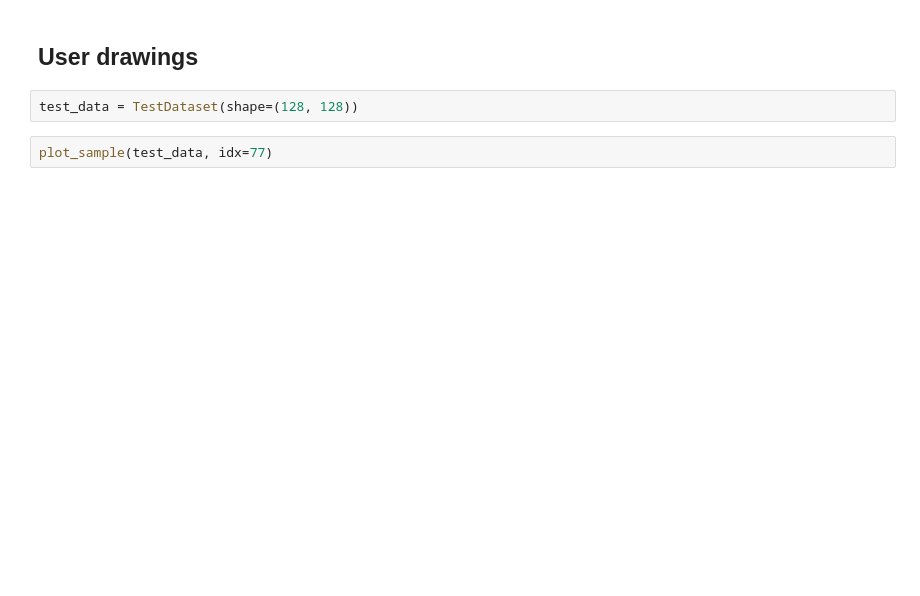
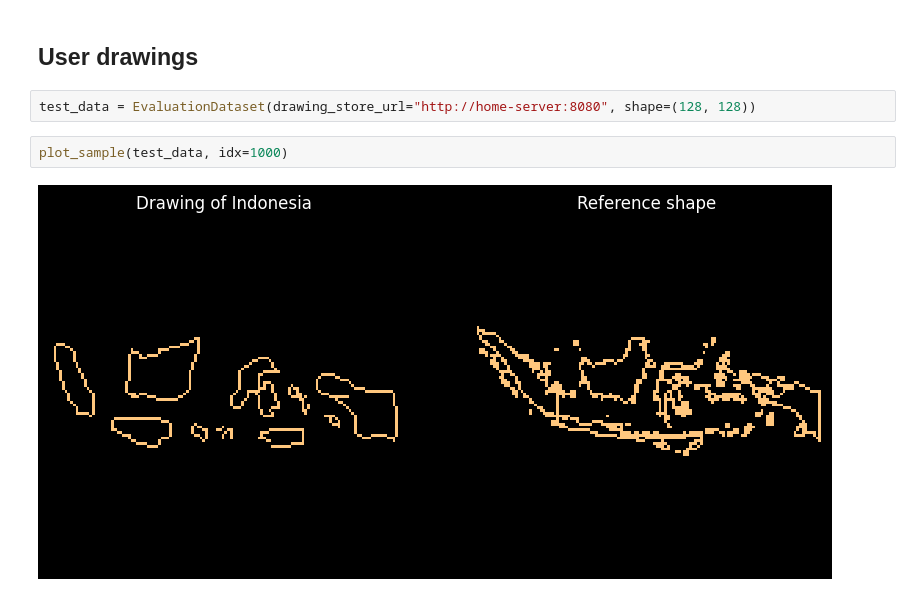
Before and after one commit to JortdeJong13/country-guess, a Jupyter notebook: Manipulate data.ipynb, the cells around one changed output. Drawn from its saved outputs; the diff is of its cells as text; blank space fills up the shorter version.

```diff
--- a/Manipulate data.ipynb
+++ b/Manipulate data.ipynb
@@ -257,6 +260,8 @@ plot_ref_sample(ref_data)
 # %% [markdown]
 ## User drawings
 # %%
-test_data = TestDataset(shape=(128, 128))
+test_data = EvaluationDataset(drawing_store_url="http://home-server:8080", shape=(128, 128))
 # %%
-plot_sample(test_data, idx=77)
+plot_sample(test_data, idx=1000)
+# %% [output]
+[figure, added]
```
Also changed, not shown: parts of 4 cells of this notebook, 14 other files.
